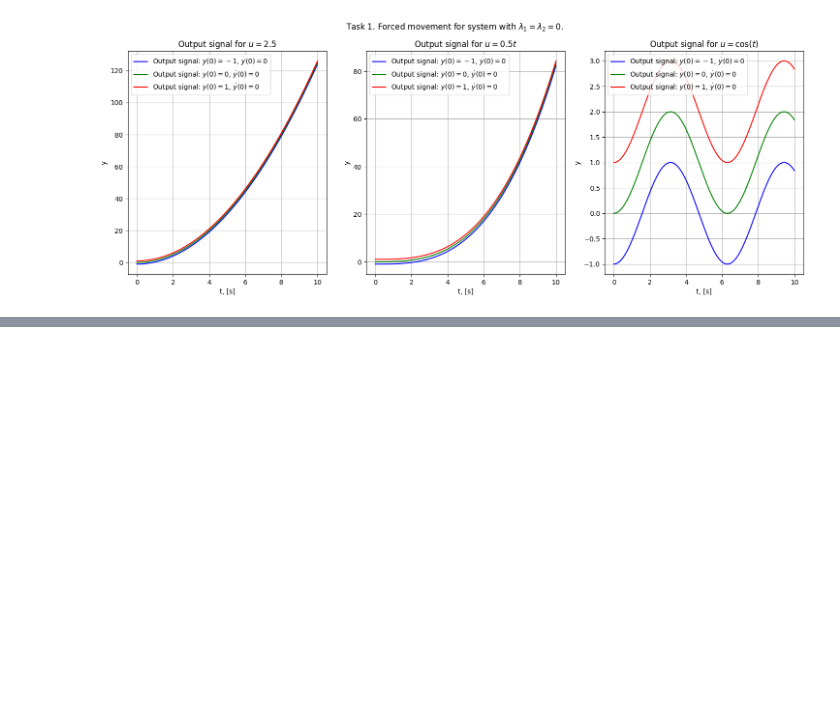
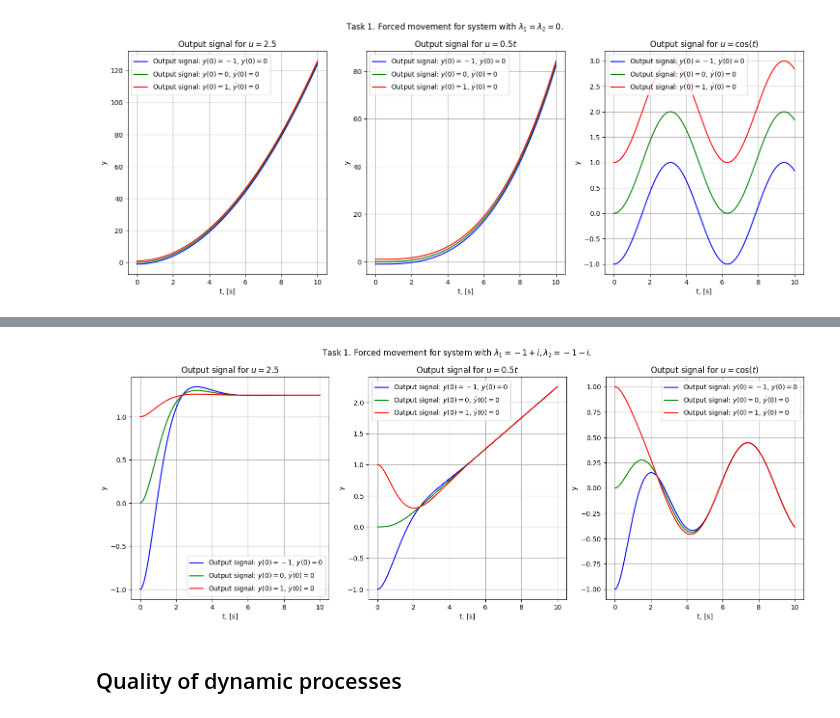
Before and after one commit to diuzhevVlad/control-theory-itmo-2023-2024, a Jupyter notebook: Lab3/Lab3.ipynb, the cells around one changed output, grey strips where cells are left out. Cells and saved outputs as stored; diff of their text form; code cells hidden in the pictures; blank space fills up the shorter version.

```diff
--- a/Lab3/Lab3.ipynb
+++ b/Lab3/Lab3.ipynb
@@ -106,0 +133,28 @@ for j in range(3):
+# %%
+y_1_3 = [[], [], []]
+y_1_3[0].append(ctrl.forced_response(state_space_1_3, U=u_1_1, X0=init_state_1_1, T=time_1))
+y_1_3[0].append(ctrl.forced_response(state_space_1_3, U=u_1_1, X0=init_state_1_2, T=time_1))
+y_1_3[0].append(ctrl.forced_response(state_space_1_3, U=u_1_1, X0=init_state_1_3, T=time_1))
+
+y_1_3[1].append(ctrl.forced_response(state_space_1_3, U=u_1_2, X0=init_state_1_1, T=time_1))
+y_1_3[1].append(ctrl.forced_response(state_space_1_3, U=u_1_2, X0=init_state_1_2, T=time_1))
+y_1_3[1].append(ctrl.forced_response(state_space_1_3, U=u_1_2, X0=init_state_1_3, T=time_1))
+
+y_1_3[2].append(ctrl.forced_response(state_space_1_3, U=u_1_3, X0=init_state_1_1, T=time_1))
+y_1_3[2].append(ctrl.forced_response(state_space_1_3, U=u_1_3, X0=init_state_1_2, T=time_1))
+y_1_3[2].append(ctrl.forced_response(state_space_1_3, U=u_1_3, X0=init_state_1_3, T=time_1))
+
+fig, ax = plt.subplots(1, 3, figsize=(18, 6))
+fig.suptitle(f"Task 1. Forced movement for system with $\lambda_1 =-1+i, \lambda_2 = -1-i$.")
+for j in range(3):
+    for i in range(3):
+        ax[j].plot(time_1, y_1_3[j][i].outputs, color[i],label=f"Output signal: $y(0)={is_[i]}$, $\dot y(0)=0$")
+        ax[j].set_ylabel("y")
+        ax[j].set_xlabel("t, [s]")
+        ax[j].grid(True)
+        ax[j].set_title(f"Output signal for $u={us[j]}$")
+        ax[j].legend()
+# %% [output]
+[figure, added]
+# %% [markdown]
+## Quality of dynamic processes
```
Also changed, not shown: parts of 21 cells of this notebook.
